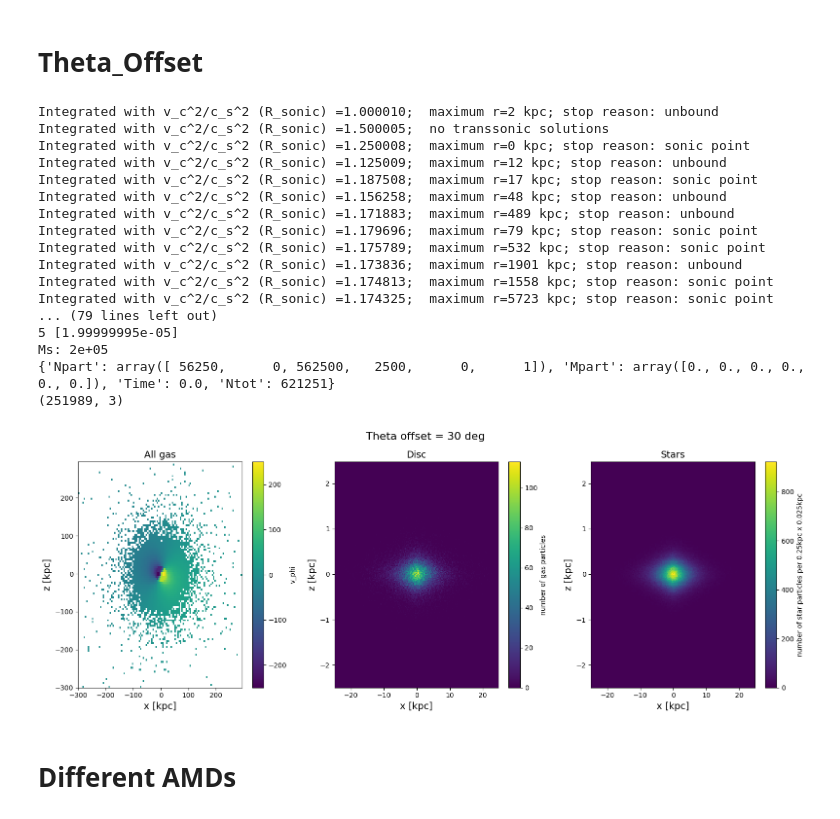
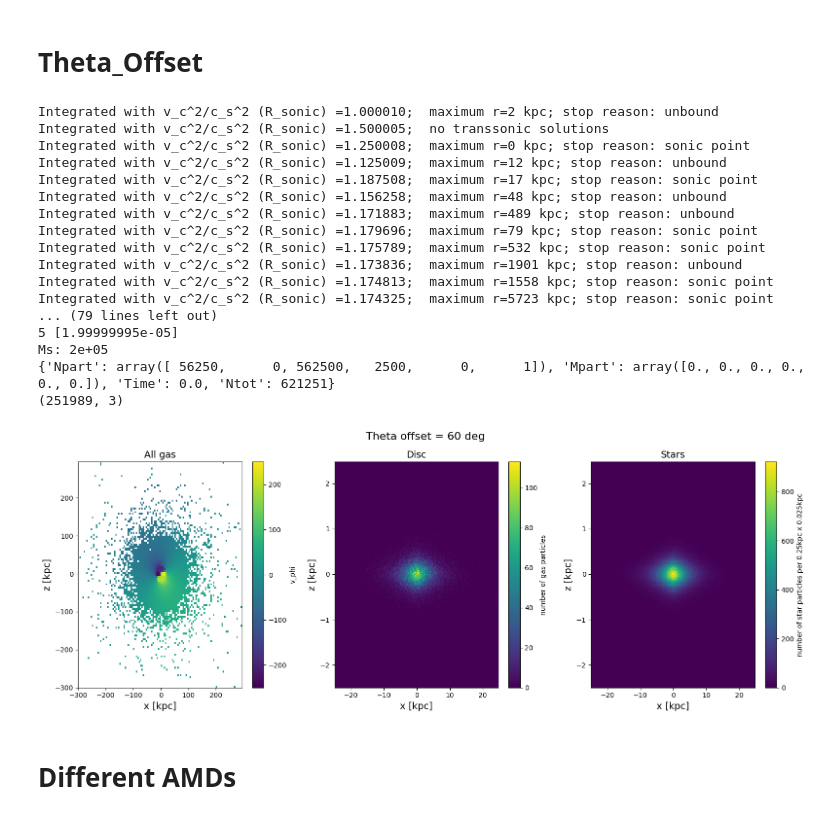
Before and after one commit to spectram/cooling_flow, a Jupyter notebook: ipynb/create_ICs_misaligned.ipynb, the cells around one changed output. Cells and saved outputs as stored; diff of their text form; code cells hidden in the pictures.

```diff
--- a/ipynb/create_ICs_misaligned.ipynb
+++ b/ipynb/create_ICs_misaligned.ipynb
@@ -101,8 +101,8 @@ def plot_snapshots(instance, theta_offset=0, outputfile='init_verification'):
 # %% [markdown]
 # Theta_Offset
 # %%
-theta_offset=30
-AMD='constant'
+theta_offset=60
+AMD='pezzulli17'
 fiducial = ics.ICs(vc=200*un.km/un.s, #table 4 in Fraternali+11, at Rcirc
                    Rcirc=20*un.kpc, #R25 in Fraternali+18, max radius where HI is fit in non-tail side
                    Rsonic=0.05*un.kpc, #Mdot = 2  Msun/yr = SFR/2 where SFR=3.8 is from Popescu et al. (2004)
@@ -116,34 +116,34 @@ fiducial = ics.ICs(vc=200*un.km/un.s, #table 4 in Fraternali+11, at Rcirc
 fiducial.calc_CF_solution(pr=True)
 ind = (fiducial.CF_solution.Rs()>20*un.kpc).nonzero()[0][0]
 log_nH = log(fiducial.CF_solution.nHs()[ind].value)
 print('\nlog nH(20 kpc)=%.2f, Mdot=%.3f'%(log_nH,fiducial.CF_solution.Mdot.value),'\n')
 
 outdir=fiducial.create_output_files()
 
 outputfile=fiducial.outdirname()+'/init_verification_'+AMD
 plot_snapshots(instance=fiducial, theta_offset=theta_offset, outputfile=outputfile)
 
 with h5py.File(fiducial.outdirname()+'/init_snapshot.hdf5') as f:
     print(f['PartType0/Coordinates'].shape)
 # %% [output]
 Integrated with v_c^2/c_s^2 (R_sonic) =1.000010;  maximum r=2 kpc; stop reason: unbound
 Integrated with v_c^2/c_s^2 (R_sonic) =1.500005;  no transsonic solutions
 Integrated with v_c^2/c_s^2 (R_sonic) =1.250008;  maximum r=0 kpc; stop reason: sonic point
 Integrated with v_c^2/c_s^2 (R_sonic) =1.125009;  maximum r=12 kpc; stop reason: unbound
 Integrated with v_c^2/c_s^2 (R_sonic) =1.187508;  maximum r=17 kpc; stop reason: sonic point
 Integrated with v_c^2/c_s^2 (R_sonic) =1.156258;  maximum r=48 kpc; stop reason: unbound
 Integrated with v_c^2/c_s^2 (R_sonic) =1.171883;  maximum r=489 kpc; stop reason: unbound
 Integrated with v_c^2/c_s^2 (R_sonic) =1.179696;  maximum r=79 kpc; stop reason: sonic point
 Integrated with v_c^2/c_s^2 (R_sonic) =1.175789;  maximum r=532 kpc; stop reason: sonic point
 Integrated with v_c^2/c_s^2 (R_sonic) =1.173836;  maximum r=1901 kpc; stop reason: unbound
 Integrated with v_c^2/c_s^2 (R_sonic) =1.174813;  maximum r=1558 kpc; stop reason: sonic point
 Integrated with v_c^2/c_s^2 (R_sonic) =1.174325;  maximum r=5723 kpc; stop reason: sonic point
 ... (79 lines left out)
 5 [1.99999995e-05]
 Ms: 2e+05
 {'Npart': array([ 56250,      0, 562500,   2500,      0,      1]), 'Mpart': array([0., 0., 0., 0., 0., 0.]), 'Time': 0.0, 'Ntot': 621251}
 (251989, 3)
-[figure, old version]
+[figure, new version]
 # %% [markdown]
 # Different AMDs
 # %%
```
